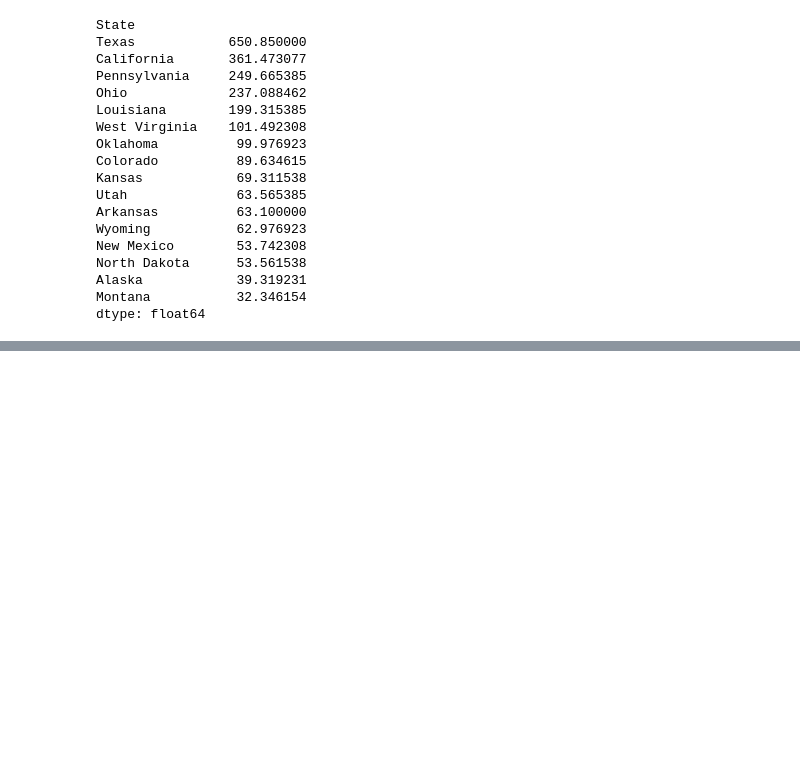
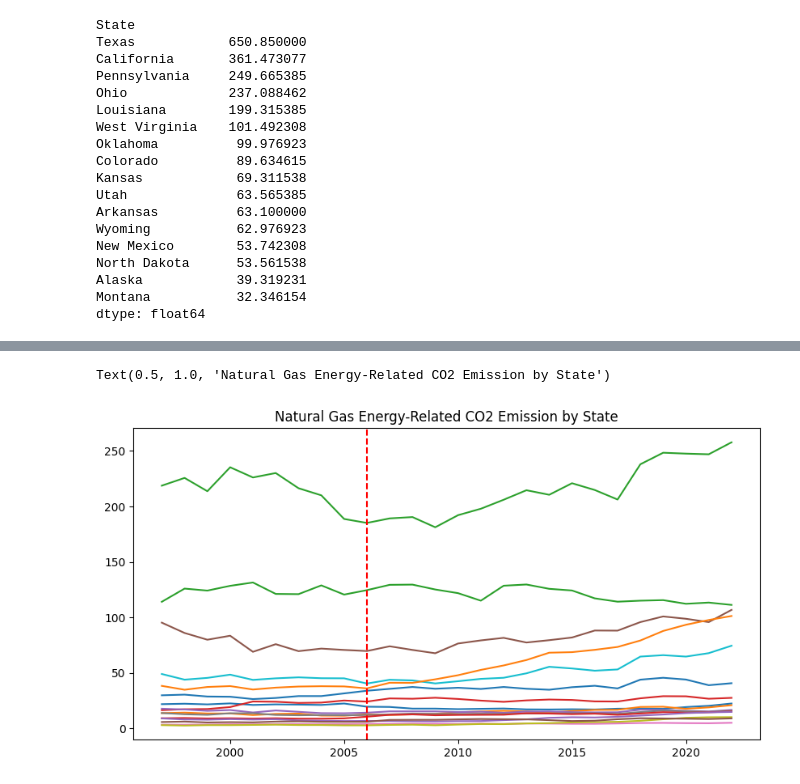
Before and after one commit to kevivuu/ECON323-project, a Jupyter notebook: Final Project.ipynb, the cells around one changed output, grey strips where cells are left out. Cells and saved outputs as stored; diff of their text form; code cells hidden in the pictures; blank space fills up the shorter version.

```diff
--- a/Final Project.ipynb
+++ b/Final Project.ipynb
@@ -427,0 +379,9 @@ dtype: float64
+# %%
+ng_emission = pd.read_csv('data/Natural Gas State Emission.csv', skiprows = 4)
+
+ng_emission.set_index('State', inplace = True)
+ng_emission = ng_emission.transpose().iloc[:-4]
+ng_emission.index = ng_emission.index.astype(int)
+ng_emission = ng_emission.loc[ng_emission.index >= 1997, states].astype(float)
+
+ng_emission.head()
@@ -427,0 +395,7 @@ dtype: float64
+# %%
+ng_emission.plot(legend = False, figsize = (10, 5))
+plt.axvline(x = 2006, color='red', linestyle = '--')
+plt.title('Natural Gas Energy-Related CO2 Emission by State')
+# %% [output]
+Text(0.5, 1.0, 'Natural Gas Energy-Related CO2 Emission by State')
+[figure, added]
```
Also changed, not shown: parts of 22 cells of this notebook, 3 other files.
